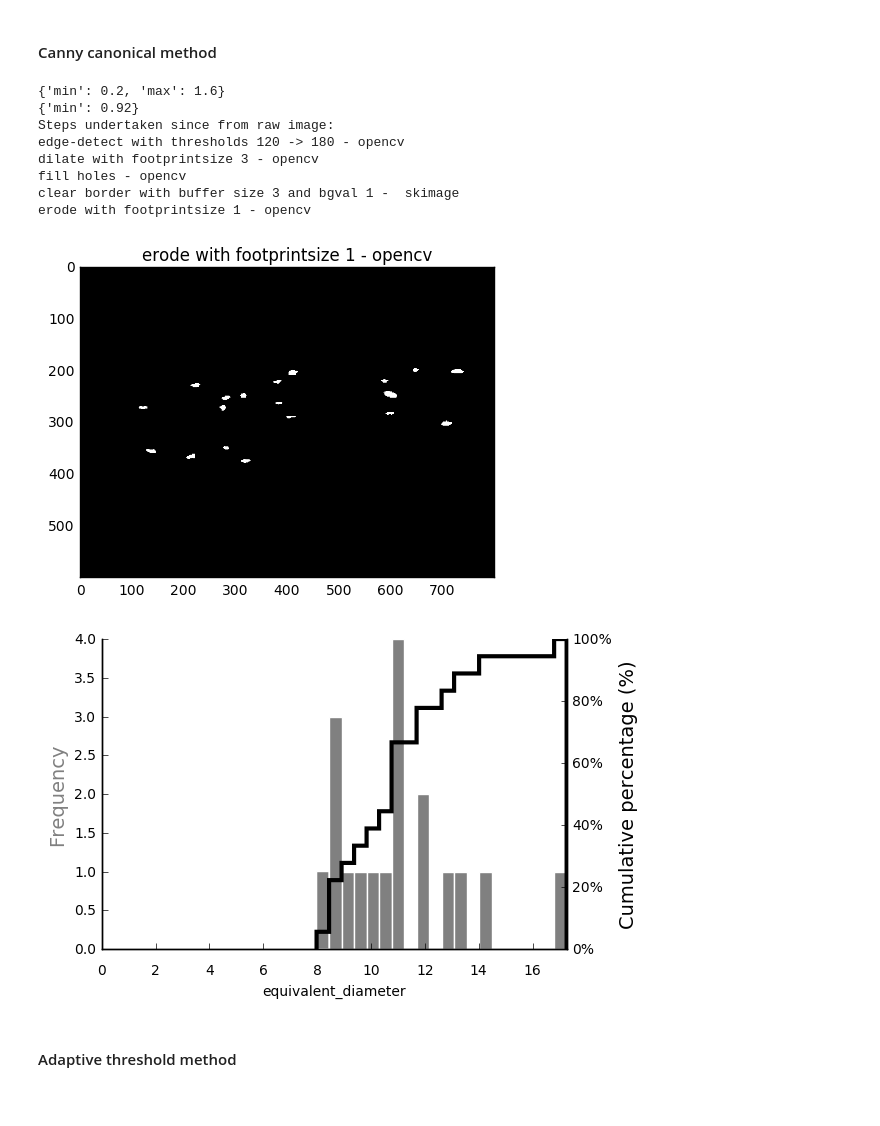
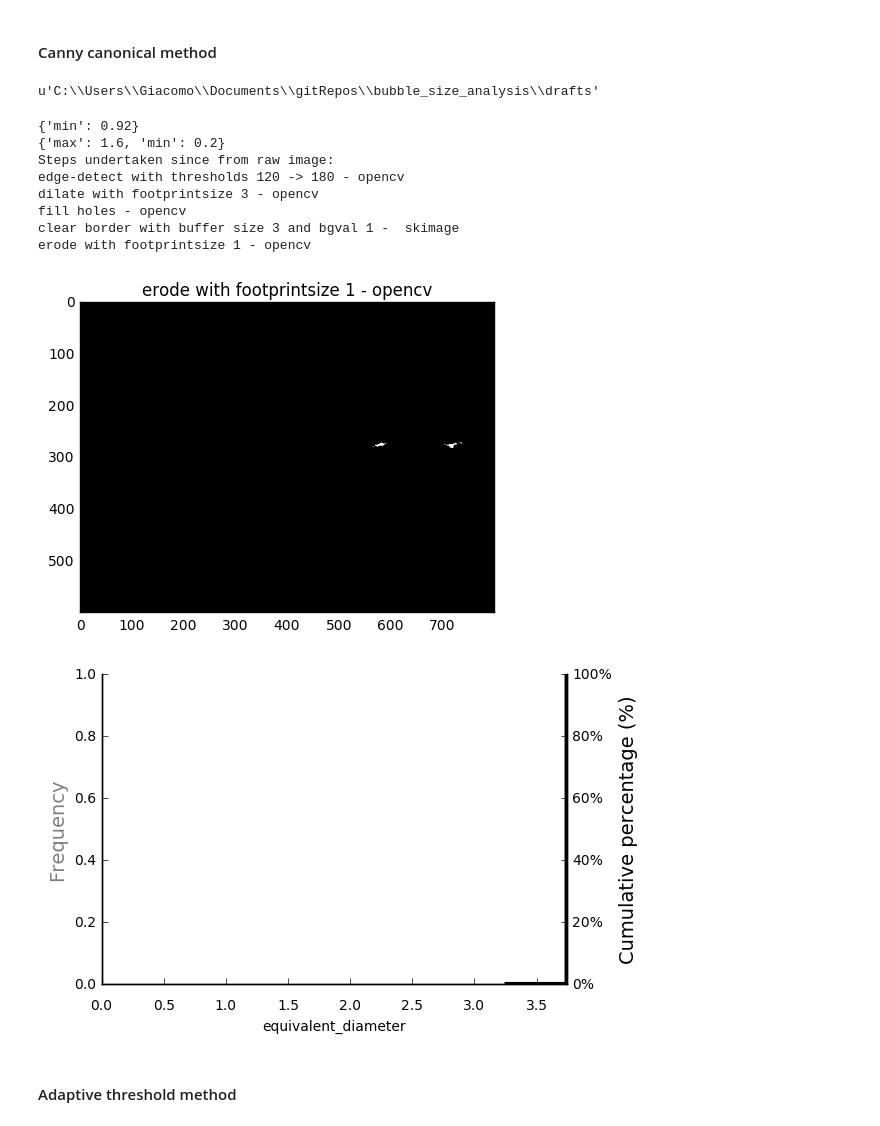
Before and after one commit to gbellandi/bubble_size_analysis, a Jupyter notebook: drafts/bubblekicker.ipynb, the cells around one changed output. Drawn from its saved outputs; the diff is of its cells as text; code cells hidden in the pictures.

```diff
--- a/drafts/bubblekicker.ipynb
+++ b/drafts/bubblekicker.ipynb
@@ -13,26 +11,30 @@ from bubblekicker.pipelines import CannyPipeline, AdaptiveThresholdPipeline
 ### Pipelines testing¶
 # %% [markdown]
 #### Canny canonical method
+# %%
+pwd
+# %% [output]
+u'C:\\Users\\Giacomo\\Documents\\gitRepos\\bubble_size_analysis\\drafts'
 # %%
-bubbler = CannyPipeline('0325097m_0305.tif', channel='red') #setup the pipeline by loading the file
+bubbler = CannyPipeline('3411017m_0004.jpg', channel='red') #setup the pipeline by loading the file
 result = bubbler.run([120, 180], 3, 3, 1, 1)  # executing the pipeline with custom parameters
 marker_image, props = bubble_properties_calculate(result)  # extract the properties
 #filtered_bubbles = bubble_properties_filter(props)   # filter based on the default filter rules
 bubbler.plot()
 fig, axs = bubble_properties_plot(props, "equivalent_diameter")  # make a plot
 bubbler.what_have_i_done()
 #plt.savefig('BSDhist.png')
 # %% [output]
-{'min': 0.2, 'max': 1.6}
 {'min': 0.92}
+{'max': 1.6, 'min': 0.2}
 Steps undertaken since from raw image:
 edge-detect with thresholds 120 -> 180 - opencv
 dilate with footprintsize 3 - opencv
 fill holes - opencv
 clear border with buffer size 3 and bgval 1 -  skimage
 erode with footprintsize 1 - opencv
-[figure, old version]
+[figure, new version]
-[figure, old version]
+[figure, new version]
 # %% [markdown]
 #### Adaptive threshold method
 # %%
```
Also changed, not shown: parts of 2 cells of this notebook.
